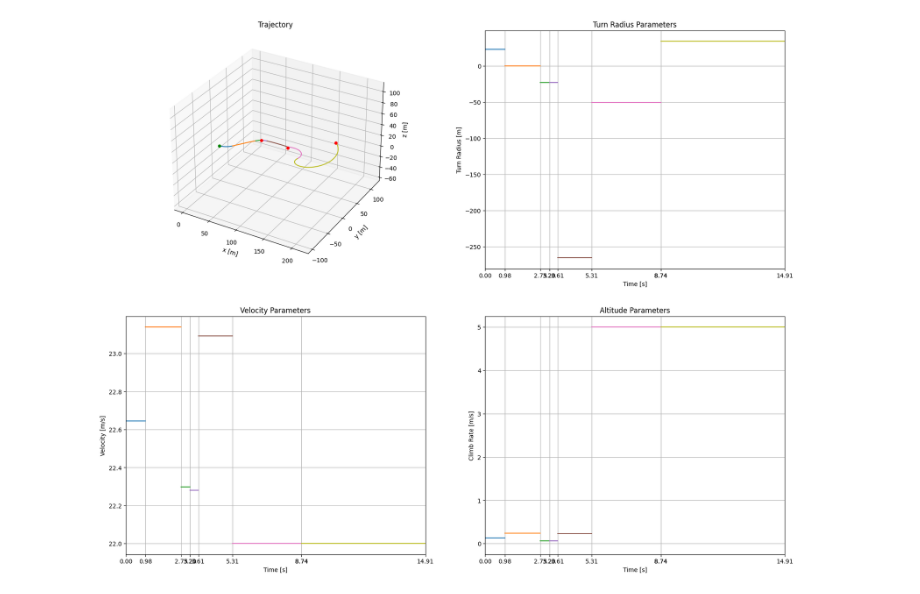
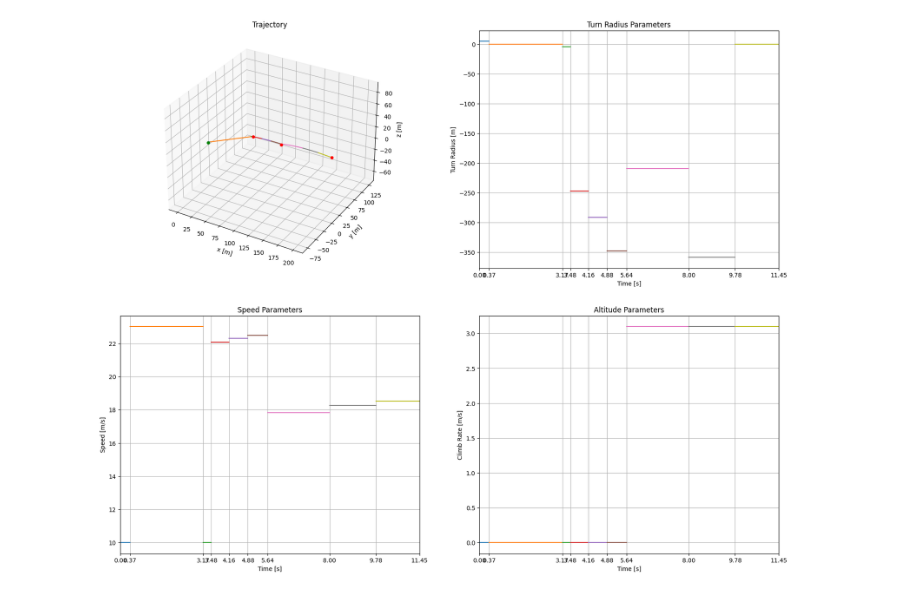
Before and after one commit to Connor-Lemons/Ardupilot-Path-Optimizer, a Jupyter notebook: example.ipynb, the cells around one changed output. Saved outputs shown, nothing was run; the diff lists cells and outputs as text; code cells hidden in the pictures.

```diff
--- a/example.ipynb
+++ b/example.ipynb
@@ -11,42 +11,42 @@ start = StartConstraint(0, 0, 0, 0)
 constraints = [
     Constraint(50, 50, 0, phi_deg=0, directional=False, tolerance=1),
     Constraint(100, 50, 0, phi_deg=0, directional=False, tolerance=1),
-    Constraint(200, 25, 50, phi_deg=0, directional=False, tolerance=1)
+    Constraint(200, 25, 20, phi_deg=0, directional=False, tolerance=1)
 ]
 
 # With the start constraint and the trajectory constraints, define the full Trajectory object. The number of phases per constraint is 3 by default and doesn't need to be specified.
 traj = Trajectory(start, constraints, phases_per_constraint=3)
 
 # Define the Ardupilot parameters and the optimizer parameters. The code below defines the default values of each object manually, the calls ArdupilotParamenters() and OptimizerParameters() would have returned the same thing.
 ap = ArdupilotParameters(
     V_max = 30,
     V_min = 10,
     V_cruise = 22,
     max_climb = 5,
     max_desc = 5,
     roll_limit = 65,
     roll_min = 5,
 )
 optim_params = OptimizerParameters(
     time_weight = 1,
     turn_weight = 1,
-    velocity_weight = 1,
+    speed_weight = 1,
     climb_weight = 1,
-    segments = 10,
-    points = 10,
-    tol = 1e-8
+    segments = 9,
+    points = 6,
+    tol = 1e-6
 )
 
 # Crete the optimizer object.
 example = Optimizer(traj, ap, optim_params)
 
 # The following 4 steps are required to build a full Optimizer object. Calling a later function without calling the previous ones will automatically run the previous ones. However, breaking them out like this allows for reducing the run time of the slow steps, which can lead to overall performace improvements. Before running all functions, some attributes of the Optimizer object may be None.
 example.setup()
 example.solve()
 example.extract()
 example.plot()
 
 # View the solution
 example.fig
 # %% [output]
-[figure, old version]
+[figure, new version]
```
Also changed, not shown: 4 other files.
